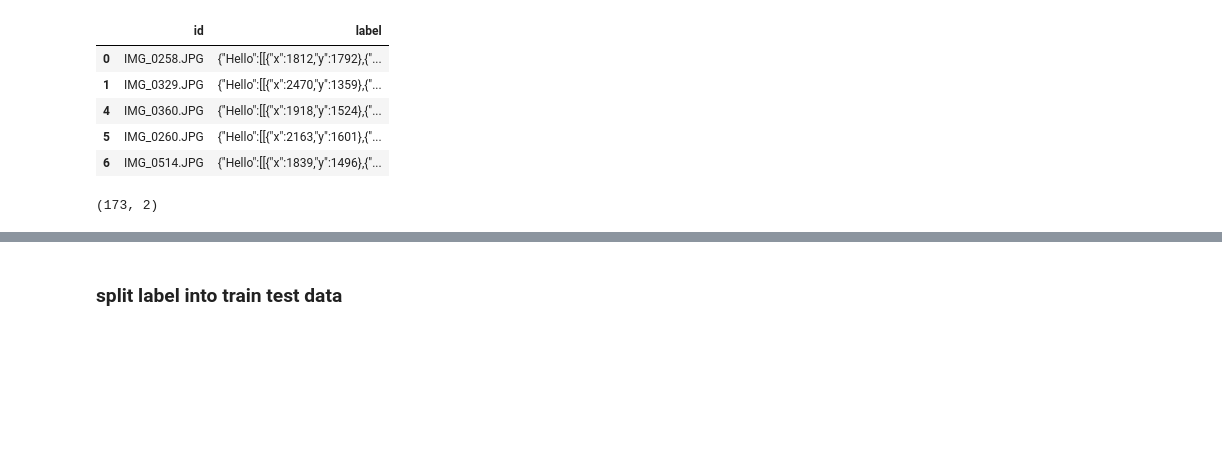
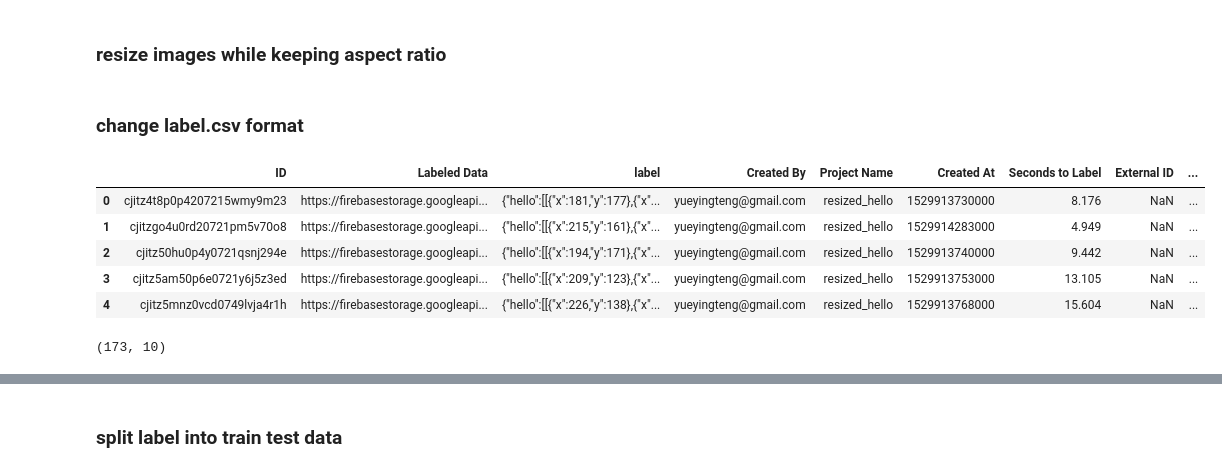
Before and after one commit to yueying-teng/hello_text_detection, a Jupyter notebook: process_labelbox_csv.ipynb, the cells around one changed output, grey strips where cells are left out. Saved outputs shown, nothing was run; the diff lists cells and outputs as text; code cells hidden in the pictures; blank space fills up the shorter version.

```diff
--- a/process_labelbox_csv.ipynb
+++ b/process_labelbox_csv.ipynb
@@ -5,6 +5,27 @@ pwd
+# %%
+root = '/Users/yueying.teng/Documents/text_object_detection/'
 # %%
 import pandas as pd
 import numpy as np
 import re
 import os
 from PIL import Image
+# %% [markdown]
+### resize images while keeping aspect ratio
+# %%
+img_dir = root + 'images_full_size/'
+
+img_path = [img_dir + i for i in sorted(os.listdir(img_dir))]
+
+# resize to the following size
+size = 500, 300
+outfile = root + 'images/'
+
+for i in range(len(img_path)):
+    try:
+        im = Image.open(img_path[i])
+        im.thumbnail(size, Image.ANTIALIAS)
+        im.save(outfile + sorted(os.listdir(img_dir))[i])
+
+    except OSError:
+        continue
@@ -11,26 +53,30 @@ from PIL import Image
+# %% [markdown]
+### change label.csv format
 # %%
-# the following is training hello data
+# the following is the resized hello labeled data
 
-df = pd.read_csv('./data/labelbox_full_hello.csv')
-# drop the row with skip as label
-df = df[['External ID', 'Label']].drop(2)
-df.rename(columns = {'External ID': 'id', 'Label': 'label'}, inplace = True)
+df = pd.read_csv('./data/labelbox_resized_hello.csv')
+
+# fill in the external id column
+df['id'] =  sorted(os.listdir(img_dir))[1:]
+
+df.rename(columns = {'Label': 'label'}, inplace = True)
 
 # remove duplication in id
 df = df[~ df.duplicated('id', keep = 'first')]
 
 df.head()
 # %% [output]
-|  | id | label |
-| 0 | IMG_0258.JPG | {"Hello":[[{"x":1812,"y":1792},{"... |
-| 1 | IMG_0329.JPG | {"Hello":[[{"x":2470,"y":1359},{"... |
-| 4 | IMG_0360.JPG | {"Hello":[[{"x":1918,"y":1524},{"... |
-| 5 | IMG_0260.JPG | {"Hello":[[{"x":2163,"y":1601},{"... |
-| 6 | IMG_0514.JPG | {"Hello":[[{"x":1839,"y":1496},{"... |
+|  | ID | Labeled Data | label | Created By | Project Name | Created At | Seconds to Label | External ID | ... |
+| 0 | cjitz4t8p0p4207215wmy9m23 | https://firebasestorage.googleapi... | {"hello":[[{"x":181,"y":177},{"x"... | yueyingteng@gmail.com | resized_hello | 1529913730000 | 8.176 | NaN | ... |
+| 1 | cjitzgo4u0rd20721pm5v70o8 | https://firebasestorage.googleapi... | {"hello":[[{"x":215,"y":161},{"x"... | yueyingteng@gmail.com | resized_hello | 1529914283000 | 4.949 | NaN | ... |
+| 2 | cjitz50hu0p4y0721qsnj294e | https://firebasestorage.googleapi... | {"hello":[[{"x":194,"y":171},{"x"... | yueyingteng@gmail.com | resized_hello | 1529913740000 | 9.442 | NaN | ... |
+| 3 | cjitz5am50p6e0721y6j5z3ed | https://firebasestorage.googleapi... | {"hello":[[{"x":209,"y":123},{"x"... | yueyingteng@gmail.com | resized_hello | 1529913753000 | 13.105 | NaN | ... |
+| 4 | cjitz5mnz0vcd0749lvja4r1h | https://firebasestorage.googleapi... | {"hello":[[{"x":226,"y":138},{"x"... | yueyingteng@gmail.com | resized_hello | 1529913768000 | 15.604 | NaN | ... |
 # %%
 df.shape
 # %% [output]
-(173, 2)
+(173, 10)
 # %%
 # find width and height of all images in External ID
 
```
Also changed, not shown: parts of 10 cells of this notebook.
